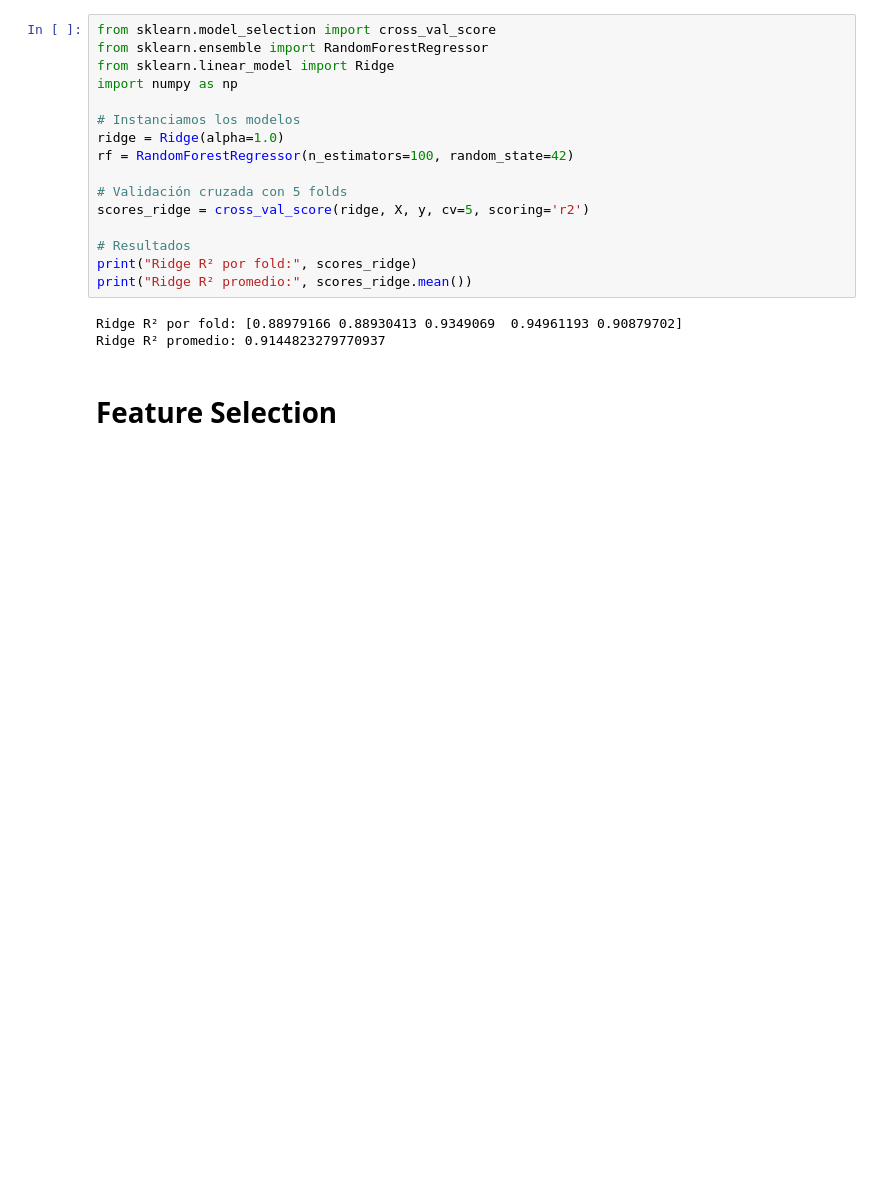
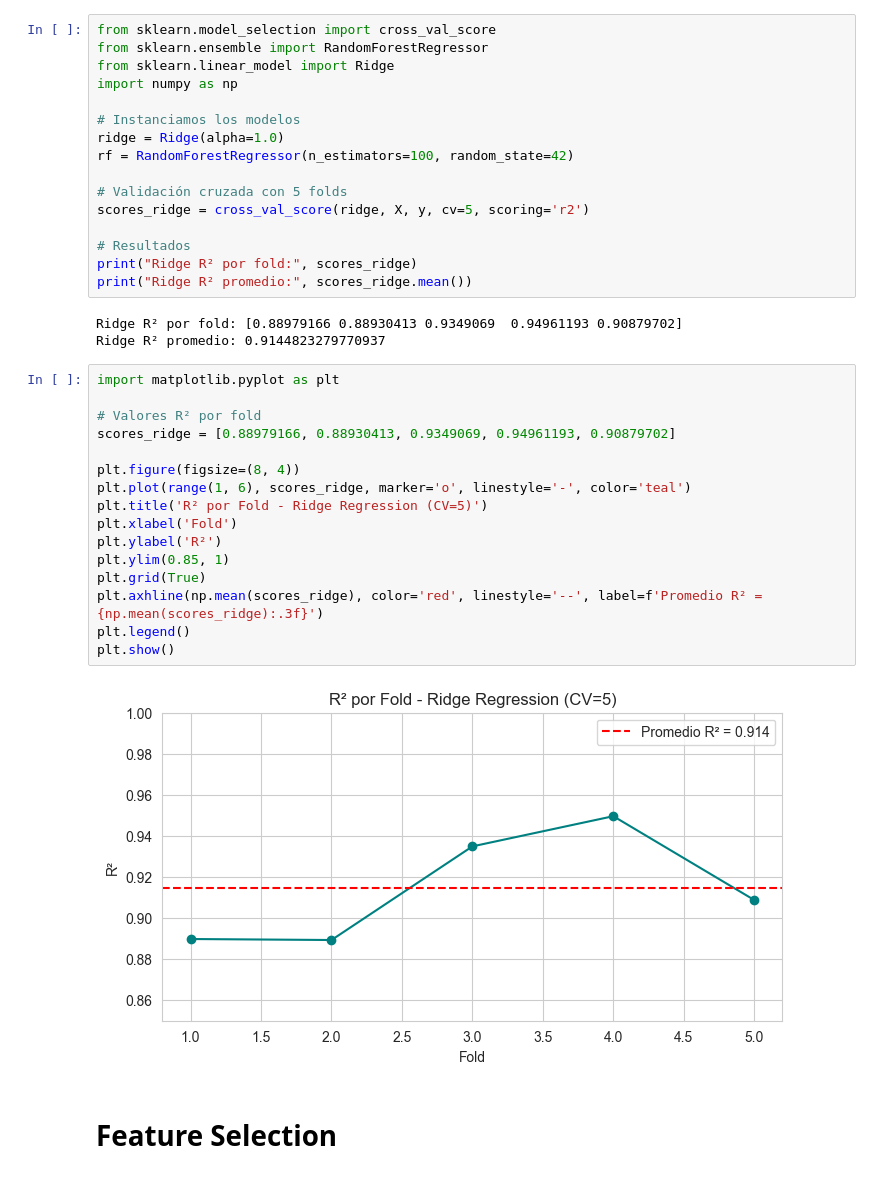
Before and after one commit to isabellaperezcav/Workshop_03-Machine-learning-and-Data-streaming, a Jupyter notebook: notebooks/001_EDA_modelTraining.ipynb, the cells around one changed output. Cells and saved outputs as stored; diff of their text form; blank space fills up the shorter version.

```diff
--- a/notebooks/001_EDA_modelTraining.ipynb
+++ b/notebooks/001_EDA_modelTraining.ipynb
@@ -799,6 +799,24 @@ print("Ridge R² promedio:", scores_ridge.mean())
 # %% [output]
 Ridge R² por fold: [0.88979166 0.88930413 0.9349069  0.94961193 0.90879702]
 Ridge R² promedio: 0.9144823279770937
+# %%
+import matplotlib.pyplot as plt
+
+# Valores R² por fold
+scores_ridge = [0.88979166, 0.88930413, 0.9349069, 0.94961193, 0.90879702]
+
+plt.figure(figsize=(8, 4))
+plt.plot(range(1, 6), scores_ridge, marker='o', linestyle='-', color='teal')
+plt.title('R² por Fold - Ridge Regression (CV=5)')
+plt.xlabel('Fold')
+plt.ylabel('R²')
+plt.ylim(0.85, 1)
+plt.grid(True)
+plt.axhline(np.mean(scores_ridge), color='red', linestyle='--', label=f'Promedio R² = {np.mean(scores_ridge):.3f}')
+plt.legend()
+plt.show()
+# %% [output]
+[figure, added]
 # %% [markdown]
 # Feature Selection
 # %% [markdown]
```
Also changed, not shown: parts of 1 cell of this notebook, 1 other file.
